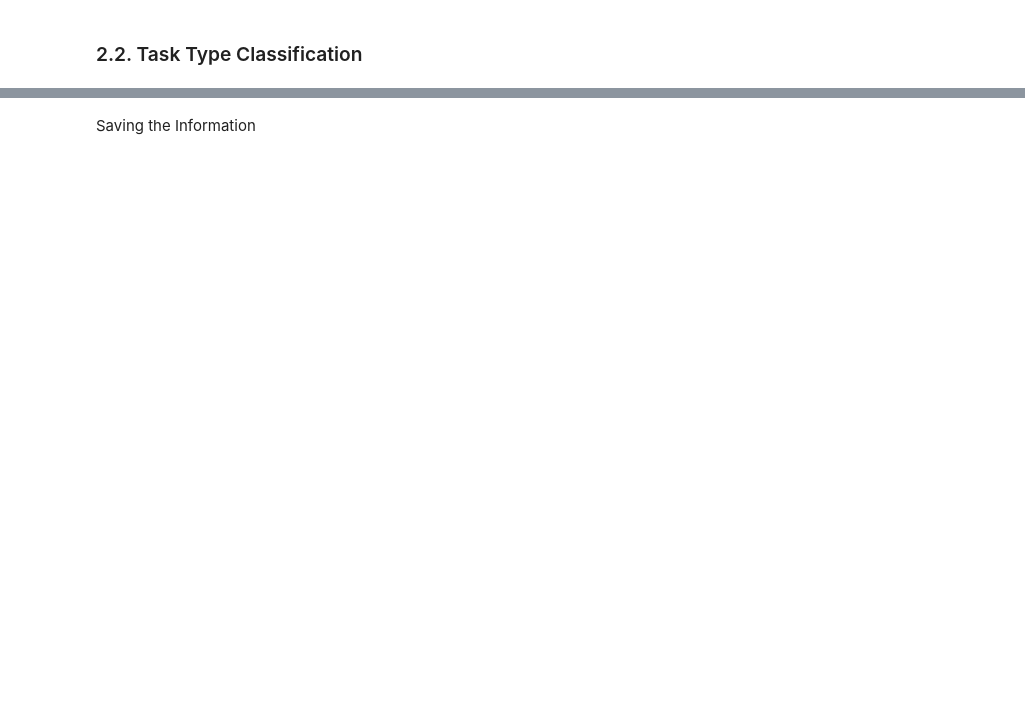
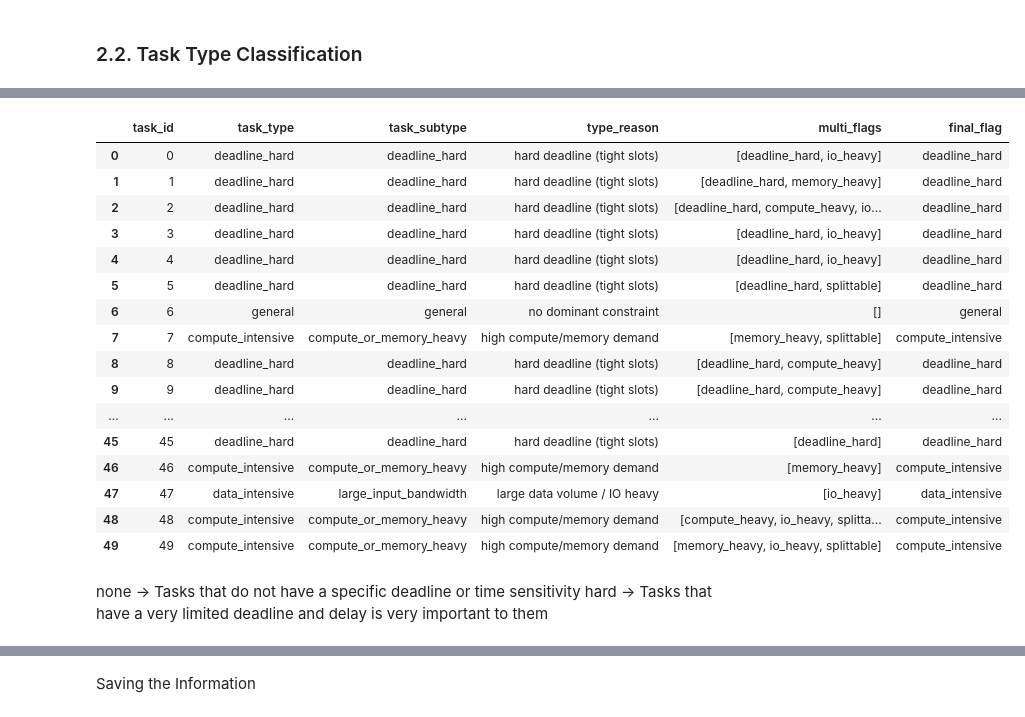
Before and after one commit to niusha-yaghini/Clustering-based-MARL-Offloading-in-Edge-Computing, a Jupyter notebook: Algorithm/Algorithm.ipynb, the cells around one changed output, grey strips where cells are left out. Drawn from its saved outputs; the diff is of its cells as text; code cells hidden in the pictures; blank space fills up the shorter version.

```diff
--- a/Algorithm/Algorithm.ipynb
+++ b/Algorithm/Algorithm.ipynb
@@ -1707 +1756,24 @@ env_configs["ep_000"]["clustered"]["heavy"]["tasks"][["task_id","task_type","tas
+# %%
+env_configs["ep_000"]["clustered"]["heavy"]["tasks"][["task_id","task_type","task_subtype","type_reason","multi_flags", "final_flag"]].head(50)
+# %% [output]
+|  | task_id | task_type | task_subtype | type_reason | multi_flags | final_flag |
+| 0 | 0 | deadline_hard | deadline_hard | hard deadline (tight slots) | [deadline_hard, io_heavy] | deadline_hard |
+| 1 | 1 | deadline_hard | deadline_hard | hard deadline (tight slots) | [deadline_hard, memory_heavy] | deadline_hard |
+| 2 | 2 | deadline_hard | deadline_hard | hard deadline (tight slots) | [deadline_hard, compute_heavy, io... | deadline_hard |
+| 3 | 3 | deadline_hard | deadline_hard | hard deadline (tight slots) | [deadline_hard, io_heavy] | deadline_hard |
+| 4 | 4 | deadline_hard | deadline_hard | hard deadline (tight slots) | [deadline_hard, io_heavy] | deadline_hard |
+| 5 | 5 | deadline_hard | deadline_hard | hard deadline (tight slots) | [deadline_hard, splittable] | deadline_hard |
+| 6 | 6 | general | general | no dominant constraint | [] | general |
+| 7 | 7 | compute_intensive | compute_or_memory_heavy | high compute/memory demand | [memory_heavy, splittable] | compute_intensive |
+| 8 | 8 | deadline_hard | deadline_hard | hard deadline (tight slots) | [deadline_hard, compute_heavy] | deadline_hard |
+| 9 | 9 | deadline_hard | deadline_hard | hard deadline (tight slots) | [deadline_hard, compute_heavy] | deadline_hard |
+| ... | ... | ... | ... | ... | ... | ... |
+| 45 | 45 | deadline_hard | deadline_hard | hard deadline (tight slots) | [deadline_hard] | deadline_hard |
+| 46 | 46 | compute_intensive | compute_or_memory_heavy | high compute/memory demand | [memory_heavy] | compute_intensive |
+| 47 | 47 | data_intensive | large_input_bandwidth | large data volume / IO heavy | [io_heavy] | data_intensive |
+| 48 | 48 | compute_intensive | compute_or_memory_heavy | high compute/memory demand | [compute_heavy, io_heavy, splitta... | compute_intensive |
+| 49 | 49 | compute_intensive | compute_or_memory_heavy | high compute/memory demand | [memory_heavy, io_heavy, splittable] | compute_intensive |
+# %% [markdown]
+none → Tasks that do not have a specific deadline or time sensitivity </br>
+hard → Tasks that have a very limited deadline and delay is very important to them
 # %%
```
Also changed, not shown: parts of 14 cells of this notebook, 19 other files.
